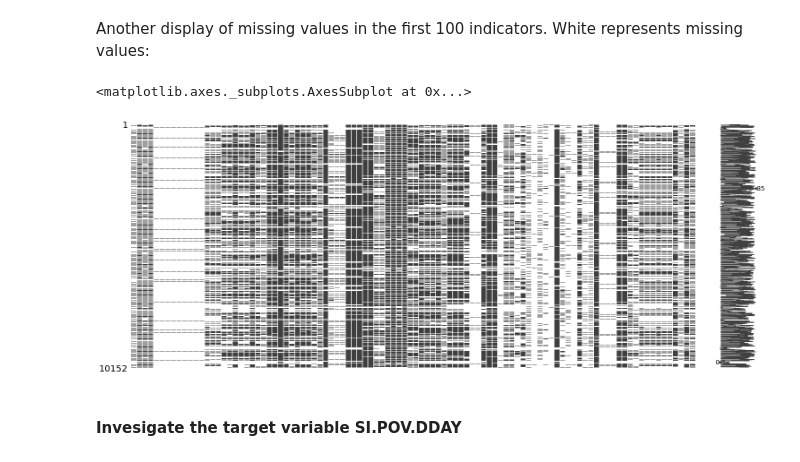
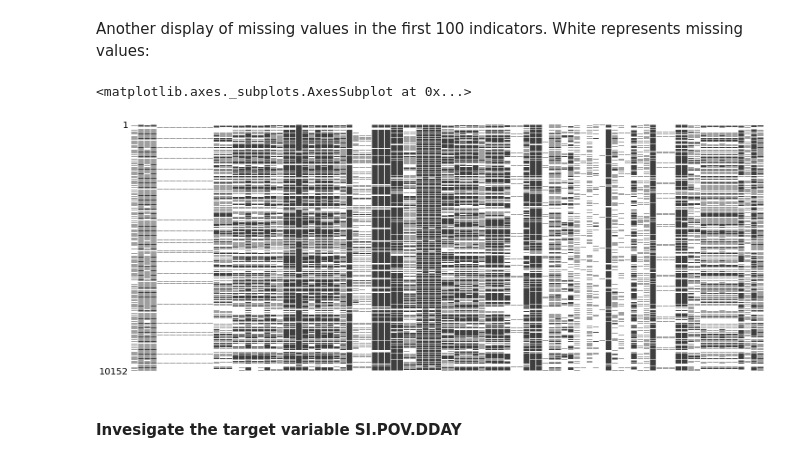
Before and after one commit to FergusOBoyle/sustainable-dev-goals-forecasting, a Jupyter notebook: notebooks/clean_input_streams.ipynb, the cells around one changed output. Drawn from its saved outputs; the diff is of its cells as text; code cells hidden in the pictures.

```diff
--- a/notebooks/clean_input_streams.ipynb
+++ b/notebooks/clean_input_streams.ipynb
@@ -189,10 +187,10 @@ filtered_data.iloc[:,:10].shape
 # %% [markdown]
 Another display of missing values in the first 100 indicators. White represents missing values:
 # %%
-msno.matrix(filtered_data.iloc[:,:100])
+msno.matrix(filtered_data.iloc[:,:100], sparkline=False)
 # %% [output]
 <matplotlib.axes._subplots.AxesSubplot at 0x...>
-[figure, old version]
+[figure, new version]
 # %% [markdown]
 #### Invesigate the target variable SI.POV.DDAY
 # %%
```
Also changed, not shown: parts of 37 cells of this notebook.
